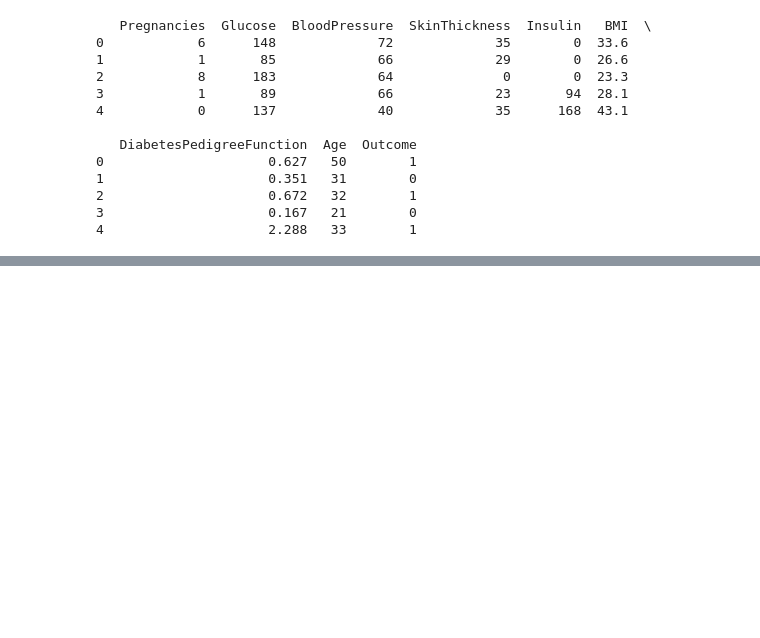
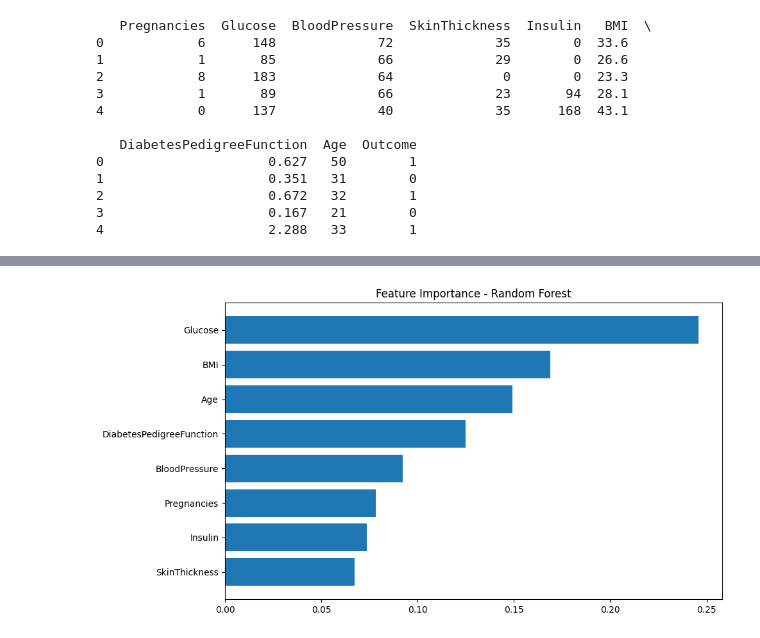
Before and after one commit to hazemalsahou-coder/Diabetes124, a Jupyter notebook: diabetes.ipynb, the cells around one changed output, grey strips where cells are left out. Cells and saved outputs as stored; diff of their text form; code cells hidden in the pictures; blank space fills up the shorter version.

```diff
--- a/diabetes.ipynb
+++ b/diabetes.ipynb
@@ -46,0 +41,28 @@ LogisticRegression(class_weight='balanced', max_iter=1000)
+# %%
+from sklearn.model_selection import train_test_split
+from sklearn.metrics import accuracy_score
+from sklearn.linear_model import LogisticRegression
+from sklearn.ensemble import RandomForestClassifier
+from sklearn.tree import DecisionTreeClassifier
+from sklearn.neighbors import KNeighborsClassifier
+from xgboost import XGBClassifier
+# تقسيم البيانات
+X_train, X_test, y_train, y_test = train_test_split(X, y, test_size=0.2, random_state=42)
+
+# النماذج
+models = {
+    "Logistic Regression": LogisticRegression(max_iter=1000),
+    "Random Forest": RandomForestClassifier(),
+    "Decision Tree": DecisionTreeClassifier(),
+    "KNN": KNeighborsClassifier(),
+    'XGBoost':XGBClassifier(random_state=42,eval_metric='logloss')
+}
+
+results = {}
+
+for name, model in models.items():
+    model.fit(X_train, y_train)
+    y_pred = model.predict(X_test)
+    acc = accuracy_score(y_test, y_pred)
+    results[name] = acc
+    print(f"{name}: {acc:.4f}")
@@ -72,0 +117,9 @@ weighted avg       0.77      0.69      0.70       154
+# %%
+#Feature Importance
+rf_model=RandomForestClassifier()
+rf_model.fit(X_train,y_train)
+importances=rf_model.feature_importances_
+features=X_train.columns
+feat_df=pd.DataFrame({'Feature':features,'Importance':importances})
+feat_df=feat_df.sort_values(by='Importance',ascending=False)
+print(feat_df)
@@ -72,0 +136,8 @@ weighted avg       0.77      0.69      0.70       154
+# %%
+plt.figure(figsize=(10,6))
+plt.barh(feat_df["Feature"], feat_df["Importance"])
+plt.gca().invert_yaxis()
+plt.title("Feature Importance - Random Forest")
+plt.show()
+# %% [output]
+[figure, added]
```
Also changed, not shown: parts of 10 cells of this notebook.
